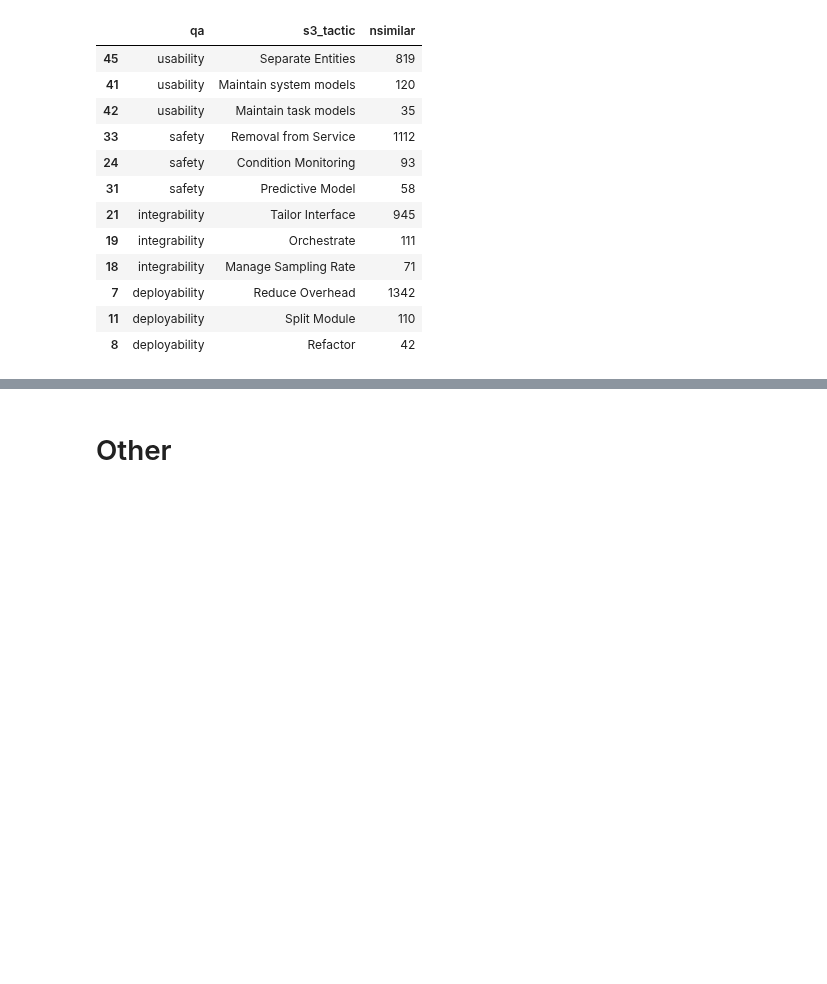
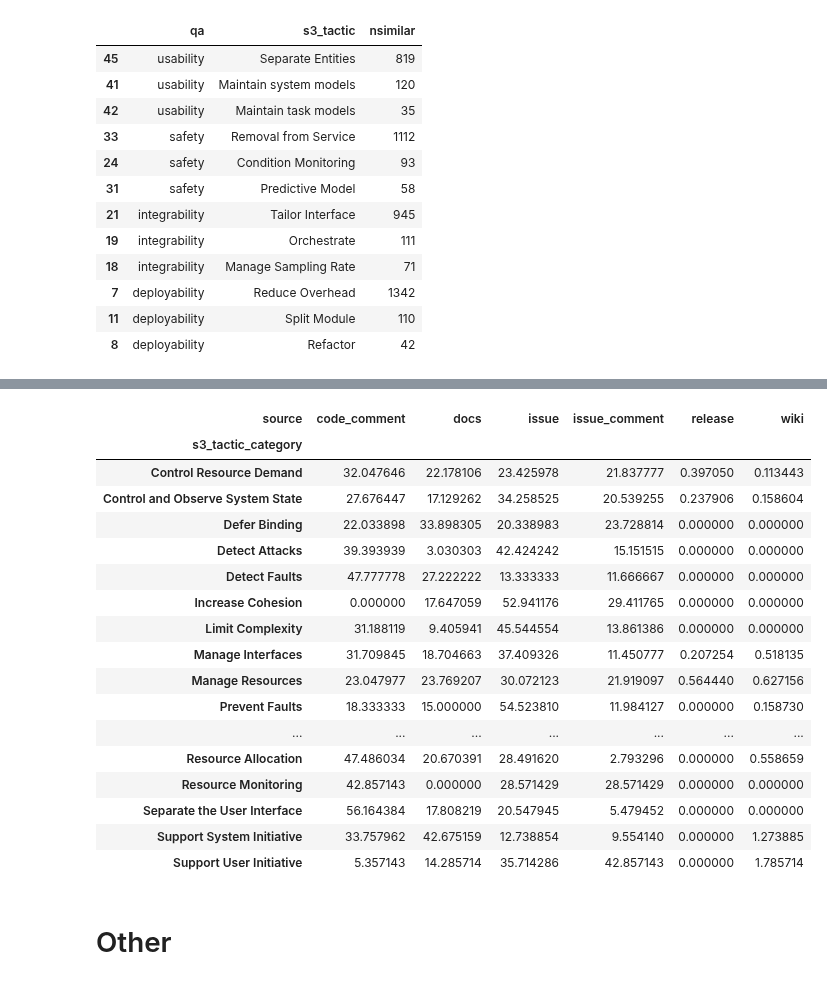
Before and after one commit to dmitrijs-voronovs/scientific-software-architecture-analysis, a Jupyter notebook: processing_pipeline/analysis/merged.ipynb, the cells around one changed output, grey strips where cells are left out. Cells and saved outputs as stored; diff of their text form; code cells hidden in the pictures; blank space fills up the shorter version.

```diff
--- a/processing_pipeline/analysis/merged.ipynb
+++ b/processing_pipeline/analysis/merged.ipynb
@@ -231,0 +237,3 @@ r2.groupby(["qa", "s3_tactic"]).nsimilar.sum().reset_index().sort_values(["qa","
+# %%
+data_rq3 = df[df['s3_passed']]
+data_rq3.shape
@@ -232,3 +262,27 @@ r2.groupby(["qa", "s3_tactic"]).nsimilar.sum().reset_index().sort_values(["qa","
+# %%
+r3_2 = data_rq3.pivot_table(index="s3_tactic_category", columns="source", values="nsimilar", aggfunc="sum", fill_value=0)
+totals = r3_2.sum(axis=1)
+r3_2 = r3_2.div(totals, axis=0) * 100
+r3_2
+# %% [output]
+| source | code_comment | docs | issue | issue_comment | release | wiki |
+| s3_tactic_category |  |  |  |  |  |  |
+| Control Resource Demand | 32.047646 | 22.178106 | 23.425978 | 21.837777 | 0.397050 | 0.113443 |
+| Control and Observe System State | 27.676447 | 17.129262 | 34.258525 | 20.539255 | 0.237906 | 0.158604 |
+| Defer Binding | 22.033898 | 33.898305 | 20.338983 | 23.728814 | 0.000000 | 0.000000 |
+| Detect Attacks | 39.393939 | 3.030303 | 42.424242 | 15.151515 | 0.000000 | 0.000000 |
+| Detect Faults | 47.777778 | 27.222222 | 13.333333 | 11.666667 | 0.000000 | 0.000000 |
+| Increase Cohesion | 0.000000 | 17.647059 | 52.941176 | 29.411765 | 0.000000 | 0.000000 |
+| Limit Complexity | 31.188119 | 9.405941 | 45.544554 | 13.861386 | 0.000000 | 0.000000 |
+| Manage Interfaces | 31.709845 | 18.704663 | 37.409326 | 11.450777 | 0.207254 | 0.518135 |
+| Manage Resources | 23.047977 | 23.769207 | 30.072123 | 21.919097 | 0.564440 | 0.627156 |
+| Prevent Faults | 18.333333 | 15.000000 | 54.523810 | 11.984127 | 0.000000 | 0.158730 |
+| ... | ... | ... | ... | ... | ... | ... |
+| Resource Allocation | 47.486034 | 20.670391 | 28.491620 | 2.793296 | 0.000000 | 0.558659 |
+| Resource Monitoring | 42.857143 | 0.000000 | 28.571429 | 28.571429 | 0.000000 | 0.000000 |
+| Separate the User Interface | 56.164384 | 17.808219 | 20.547945 | 5.479452 | 0.000000 | 0.000000 |
+| Support System Initiative | 33.757962 | 42.675159 | 12.738854 | 9.554140 | 0.000000 | 1.273885 |
+| Support User Initiative | 5.357143 | 14.285714 | 35.714286 | 42.857143 | 0.000000 | 1.785714 |
 # %% [markdown]
 # Other
 # %%
```
Also changed, not shown: parts of 6 cells of this notebook.
